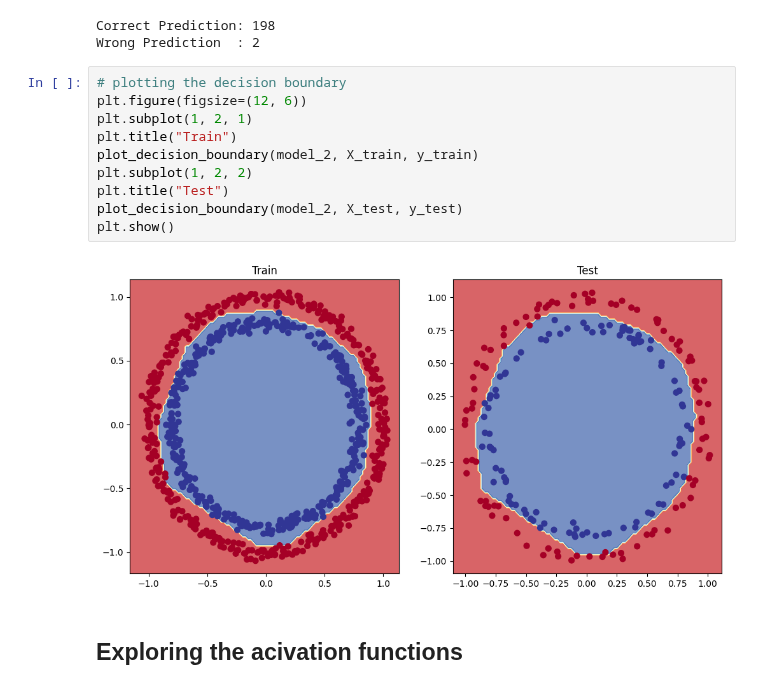
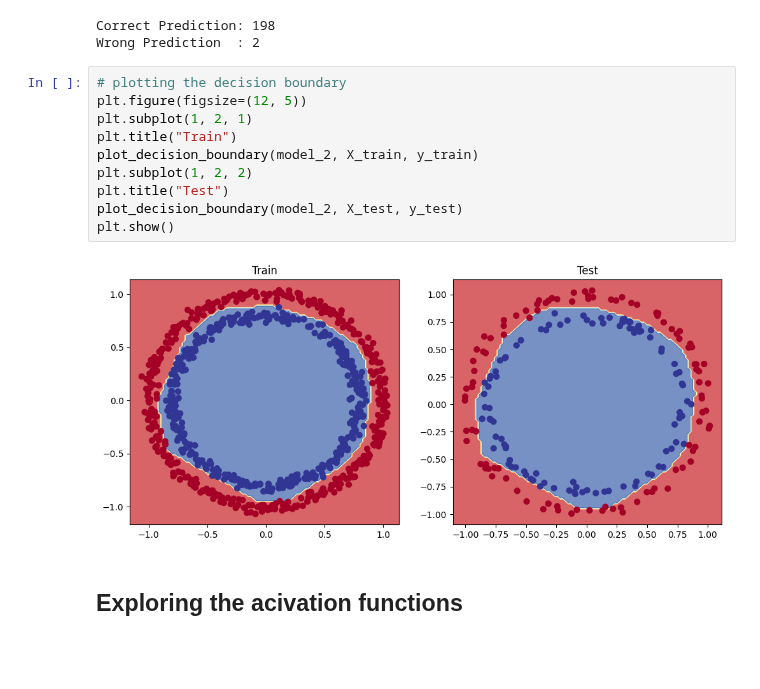
Before and after one commit to Muntasir2179/pytorch-learnig, a Jupyter notebook: 02_neural_network_classification.ipynb, the cells around one changed output. Saved outputs shown, nothing was run; the diff lists cells and outputs as text; blank space fills up the shorter version.

```diff
--- a/02_neural_network_classification.ipynb
+++ b/02_neural_network_classification.ipynb
@@ -466,16 +465,16 @@ Correct Prediction: 198
 Wrong Prediction  : 2
 # %%
 # plotting the decision boundary
-plt.figure(figsize=(12, 6))
+plt.figure(figsize=(12, 5))
 plt.subplot(1, 2, 1)
 plt.title("Train")
 plot_decision_boundary(model_2, X_train, y_train)
 plt.subplot(1, 2, 2)
 plt.title("Test")
 plot_decision_boundary(model_2, X_test, y_test)
 plt.show()
 # %% [output]
-[figure, old version]
+[figure, new version]
 # %% [markdown]
 ## Exploring the acivation functions
 # %%
```
Also changed, not shown: parts of 17 cells of this notebook.
